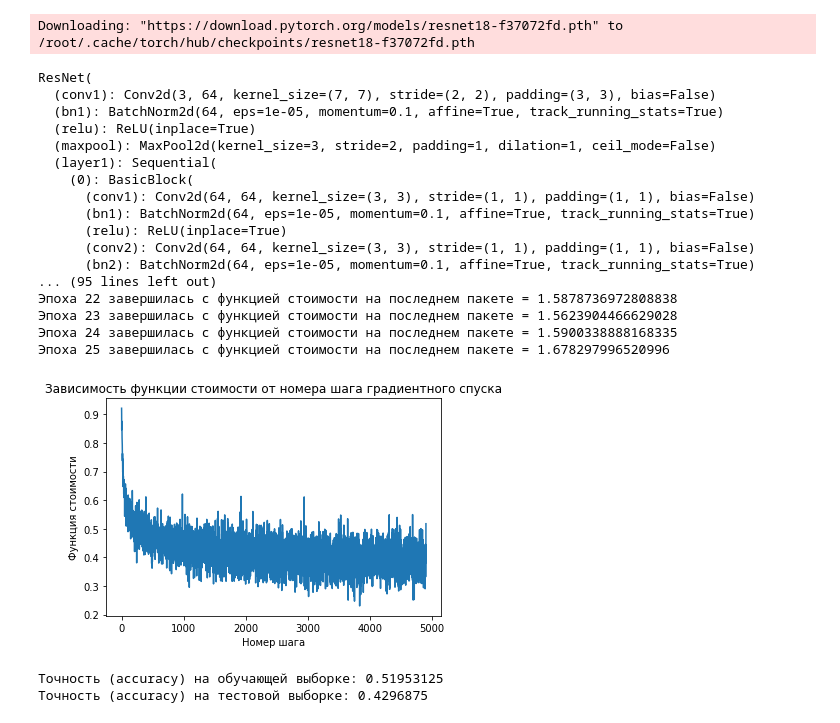
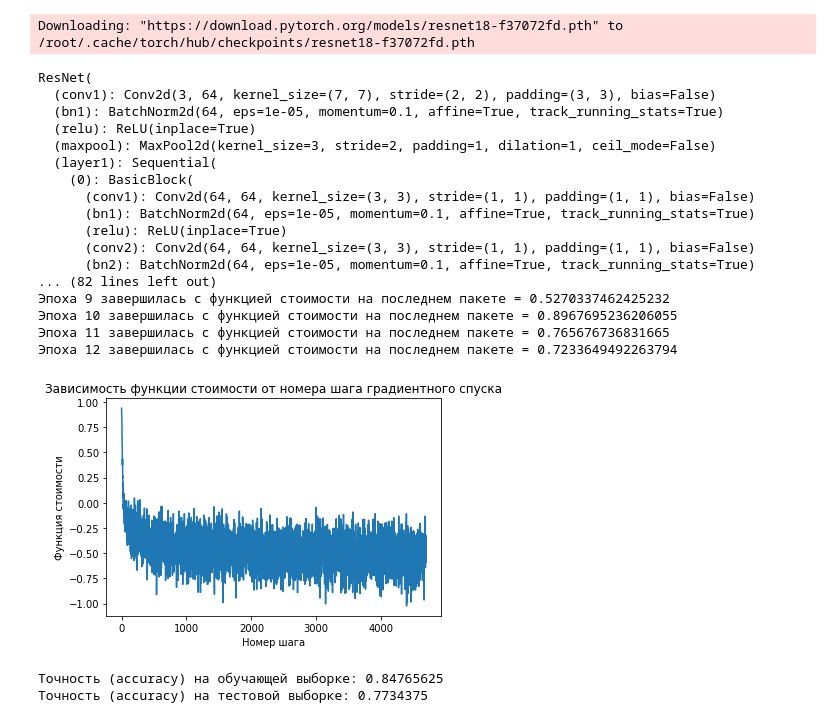
Before and after one commit to lomovtsevp/ML_course_MIREA, a Jupyter notebook: ML2/PR3/Transfer_learning.ipynb, the cells around one changed output. Drawn from its saved outputs; the diff is of its cells as text; code cells hidden in the pictures.

```diff
--- a/ML2/PR3/Transfer_learning.ipynb
+++ b/ML2/PR3/Transfer_learning.ipynb
@@ -46,6 +46,8 @@ model.classifier = nn.Sequential(
     nn.Linear(in_features=1024, out_features=10, bias=True)
 )
 
+model.classifier.requires_grad_ = True
+
 # ===============
 
 # Последовательность преобразований исходных изображений. Нужно заполнить.
@@ -56,15 +58,15 @@ model.classifier = nn.Sequential(
 # 3. Среднее по цветовым каналам должно быть [0.485, 0.456, 0.406], а среднеквадратическое отклонение [0.229, 0.224, 0.225].
 # Посмотрите документацию по классам Compose, Resize, CenterCrop, ToTensor, Normalize из пакета torchvision.transforms.
 transform = T.Compose([
-    T.Resize(32),
-    T.CenterCrop(227),
+    T.Resize(256),
+    T.CenterCrop(224),
     T.ToTensor(),
     T.Normalize(mean=[0.485, 0.456, 0.406], std=[0.229, 0.224, 0.225]),
 ])
 
 # Задаем количество эпох (проходов по всей обучающей выборке) и размер пакета, можно варьировать
-EPOCHS = 20
-BATCH_SIZE = 256
+EPOCHS = 12
+BATCH_SIZE = 128
 
 # Загружаем данные из набора CIFAR10
 train_data = datasets.CIFAR10(root='./data/train', train=True, download=True, transform=transform)
@@ -180,6 +179,7 @@ for param in model.parameters():
 
 
 model.fc = nn.Linear(1024, 10)
+model.fc.requires_grad = True
 
 # ===============
 
@@ -191,8 +191,8 @@ model.fc = nn.Linear(1024, 10)
 # 3. Среднее по цветовым каналам должно быть [0.485, 0.456, 0.406], а среднеквадратическое отклонение [0.229, 0.224, 0.225].
 # Посмотрите документацию по классам Compose, Resize, CenterCrop, ToTensor, Normalize из пакета torchvision.transforms.
 transform = T.Compose([
-    T.Resize(32),
-    T.CenterCrop(227),
+    T.Resize(256),
+    T.CenterCrop(224),
     T.ToTensor(),
     T.Normalize(mean=[0.485, 0.456, 0.406], std=[0.229, 0.224, 0.225]),
 ])
@@ -312,6 +313,7 @@ for param in model.parameters():
     param.requires_grad = False
 
 model.fc = nn.Linear(512, 10)
+model.fc.requires_grad_ = True
 
 # ===============
 
@@ -323,15 +325,15 @@ model.fc = nn.Linear(512, 10)
 # 3. Среднее по цветовым каналам должно быть [0.485, 0.456, 0.406], а среднеквадратическое отклонение [0.229, 0.224, 0.225].
 # Посмотрите документацию по классам Compose, Resize, CenterCrop, ToTensor, Normalize из пакета torchvision.transforms.
 transform = T.Compose([
-    T.Resize(32),
-    T.CenterCrop(227),
+    T.Resize(256),
+    T.CenterCrop(224),
     T.ToTensor(),
     T.Normalize(mean=[0.485, 0.456, 0.406], std=[0.229, 0.224, 0.225]),
 ])
 
 # Задаем количество эпох (проходов по всей обучающей выборке) и размер пакета, можно варьировать
-EPOCHS = 25
-BATCH_SIZE = 256
+EPOCHS = 12
+BATCH_SIZE = 128
 
 # Загружаем данные из набора CIFAR10
 train_data = datasets.CIFAR10(root='./data/train', train=True, download=True, transform=transform)
@@ -374,38 +376,38 @@ plt.show()
 # Отключаем расчет вычислительного графа для экономии времени и памяти: нам не нужно считать градиенты при тестировании модели
 with torch.no_grad():
     # Оцениваем качество модели
     train_data_loader = DataLoader(train_data, batch_size=256)
     train_features, train_targets = next(iter(train_data_loader))
 
     train_features = train_features.to(device)
     train_model_predictions = torch.argmax(model(train_features), dim=1)
     print('Точность (accuracy) на обучающей выборке:', accuracy_score(train_targets.cpu(), train_model_predictions.cpu()))
 
     test_data_loader = DataLoader(test_data, batch_size=256)
     test_features, test_targets = next(iter(test_data_loader))
 
     test_features = test_features.to(device)
     test_model_predictions = torch.argmax(model(test_features), dim=1)
     print('Точность (accuracy) на тестовой выборке:', accuracy_score(test_targets.cpu(), test_model_predictions.cpu()))
 # %% [output]
 Downloading: "https://download.pytorch.org/models/resnet18-f37072fd.pth" to /root/.cache/torch/hub/checkpoints/resnet18-f37072fd.pth
 ResNet(
   (conv1): Conv2d(3, 64, kernel_size=(7, 7), stride=(2, 2), padding=(3, 3), bias=False)
   (bn1): BatchNorm2d(64, eps=1e-05, momentum=0.1, affine=True, track_running_stats=True)
   (relu): ReLU(inplace=True)
   (maxpool): MaxPool2d(kernel_size=3, stride=2, padding=1, dilation=1, ceil_mode=False)
   (layer1): Sequential(
     (0): BasicBlock(
       (conv1): Conv2d(64, 64, kernel_size=(3, 3), stride=(1, 1), padding=(1, 1), bias=False)
       (bn1): BatchNorm2d(64, eps=1e-05, momentum=0.1, affine=True, track_running_stats=True)
       (relu): ReLU(inplace=True)
       (conv2): Conv2d(64, 64, kernel_size=(3, 3), stride=(1, 1), padding=(1, 1), bias=False)
       (bn2): BatchNorm2d(64, eps=1e-05, momentum=0.1, affine=True, track_running_stats=True)
-... (95 lines left out)
-Эпоха 22 завершилась с функцией стоимости на последнем пакете = 1.5878736972808838
-Эпоха 23 завершилась с функцией стоимости на последнем пакете = 1.5623904466629028
-Эпоха 24 завершилась с функцией стоимости на последнем пакете = 1.5900338888168335
-Эпоха 25 завершилась с функцией стоимости на последнем пакете = 1.678297996520996
+... (82 lines left out)
+Эпоха 9 завершилась с функцией стоимости на последнем пакете = 0.5270337462425232
+Эпоха 10 завершилась с функцией стоимости на последнем пакете = 0.8967695236206055
+Эпоха 11 завершилась с функцией стоимости на последнем пакете = 0.765676736831665
+Эпоха 12 завершилась с функцией стоимости на последнем пакете = 0.7233649492263794
-[figure, old version]
+[figure, new version]
-Точность (accuracy) на обучающей выборке: 0.51953125
-Точность (accuracy) на тестовой выборке: 0.4296875
+Точность (accuracy) на обучающей выборке: 0.84765625
+Точность (accuracy) на тестовой выборке: 0.7734375
```
Also changed, not shown: parts of 2 cells of this notebook.
